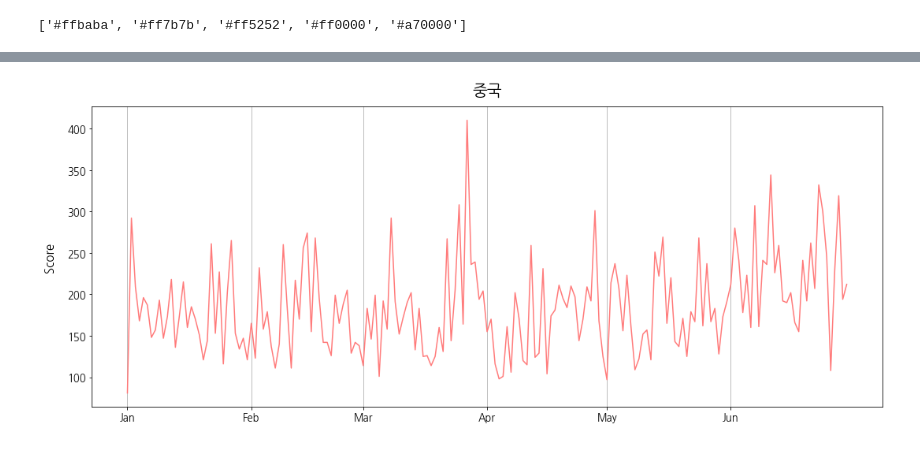
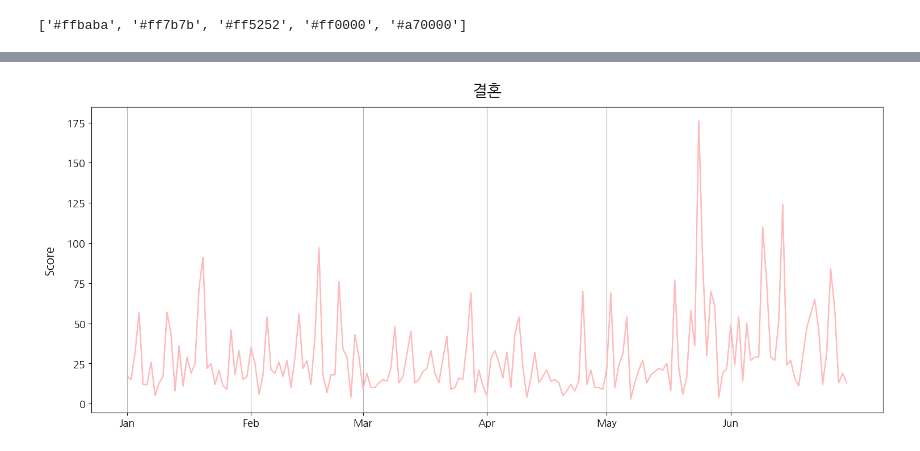
Before and after one commit to JourneyKo/ssodam, a Jupyter notebook: ssodam2021_Topic_Analysis_and_Visualization.ipynb, the cells around one changed output, grey strips where cells are left out. Cells and saved outputs as stored; diff of their text form; code cells hidden in the pictures.

```diff
--- a/ssodam2021_Topic_Analysis_and_Visualization.ipynb
+++ b/ssodam2021_Topic_Analysis_and_Visualization.ipynb
@@ -163,4 +212,5 @@ drawing_lineplot(df_A, '학점', 0)
-# %%
-drawing_lineplot(df_B, '중국', 1)
-# %% [output]
-[figure, removed]
+# %%
+drawing_lineplot(KeywordCount(L_keyword[0]), '결혼', 0)
+plt.show()
+# %% [output]
+[figure, added]
```
Also changed, not shown: parts of 8 cells of this notebook.
